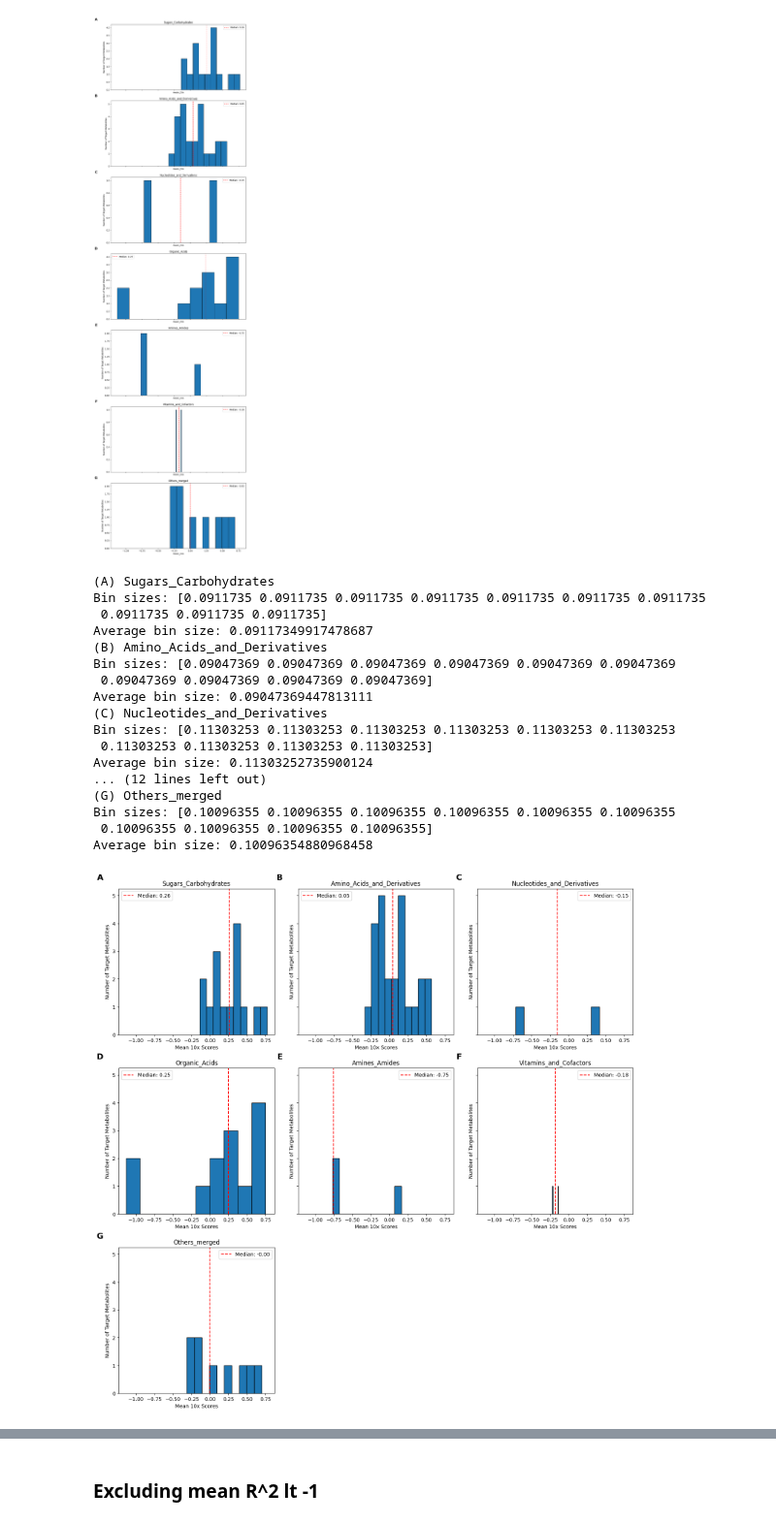
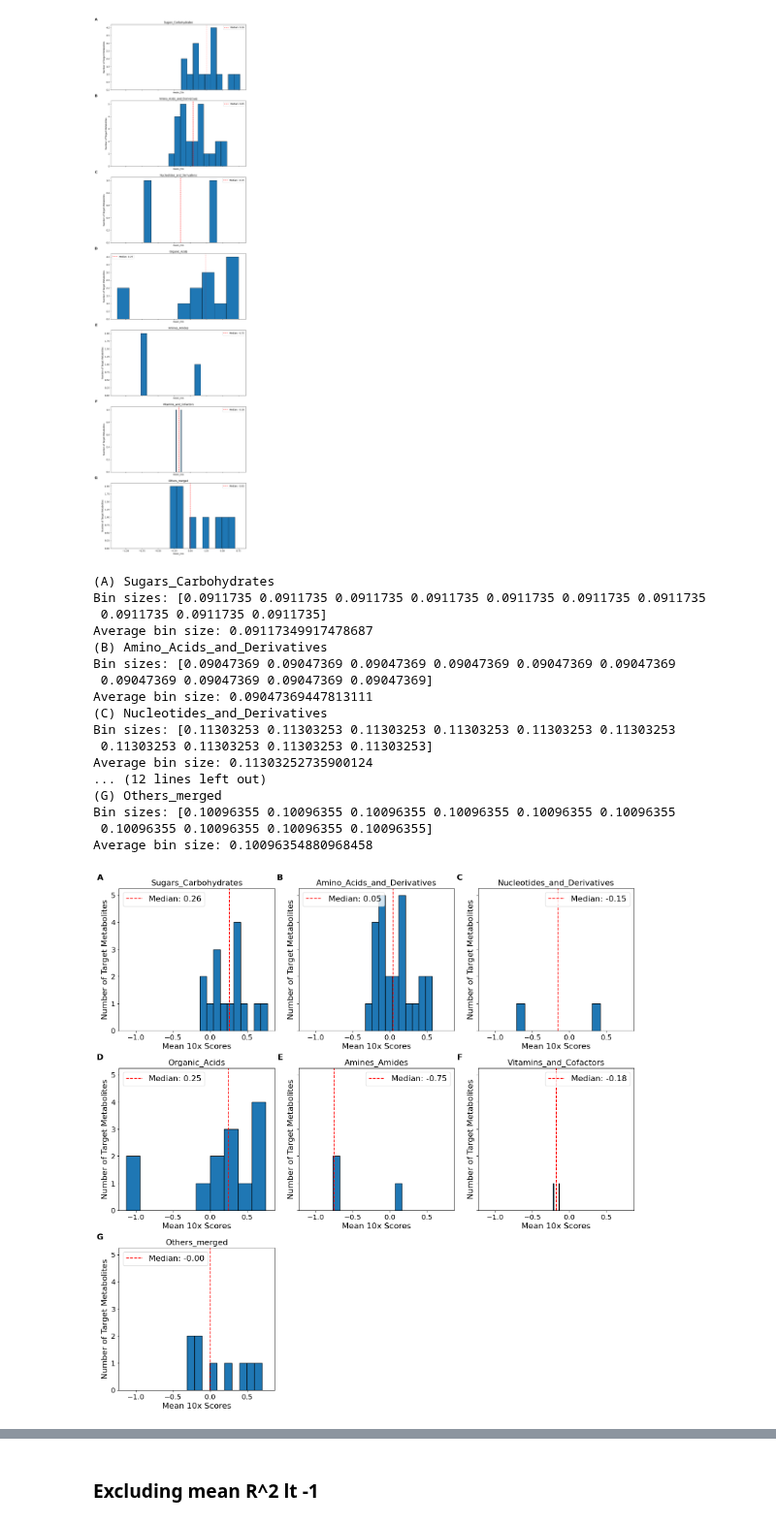
Before and after one commit to Yawkward/x.elegans, a Jupyter notebook: main_figures/performance_per_metabolite_class.ipynb, the cells around one changed output, grey strips where cells are left out. Shown at 97% size. Cells and saved outputs as stored; diff of their text form; code cells hidden in the pictures.

```diff
--- a/main_figures/performance_per_metabolite_class.ipynb
+++ b/main_figures/performance_per_metabolite_class.ipynb
@@ -320,11 +321,8 @@ def plot_subplots(gcms_results_by_group, bin_number='auto', gt_tresh=None, title
 # Example usage:
 # plot_subplots(gcms_results_by_group, gt_tresh=-1)
 
-import matplotlib.pyplot as plt
-import numpy as np
-import math
 
-def plot_grid_subplots(gcms_results_by_group, bin_number='auto', gt_tresh=None, title=True, x_label='mean_10x', y_label='Number of Target Metabolites'):
+def plot_grid_subplots(gcms_results_by_group, bin_number='auto', gt_tresh=None, title=True, x_label='mean_10x', y_label='Number of Target Metabolites', font_size=18, tick_label_size = 14):
     # Determine the grid size
     n_categories = len(gcms_results_by_group)
     grid_size = math.ceil(math.sqrt(n_categories))  # Square root to determine grid size, rounded up
@@ -356,21 +354,24 @@ def plot_grid_subplots(gcms_results_by_group, bin_number='auto', gt_tresh=None,
             ax.hist(mean_10x_values, bins=bin_edges, color='C0', edgecolor='black')
             # Mark the median with a red dashed line
             ax.axvline(median_value, color='red', linestyle='--', label=f'Median: {median_value:.2f}')
-            ax.text(-0.1, 1.1, desc, transform=ax.transAxes, fontsize=16, fontweight='bold', va='top', ha='right')
+            ax.text(-0.1, 1.1, desc, transform=ax.transAxes, fontsize=font_size, fontweight='bold', va='top', ha='right')
 
         else:
             ax.text(0.5, 0.5, 'No data above threshold', horizontalalignment='center', verticalalignment='center', transform=ax.transAxes)
-            ax.text(-0.1, 1.1, desc, transform=ax.transAxes, fontsize=16, fontweight='bold', va='top', ha='right')
+            ax.text(-0.1, 1.1, desc, transform=ax.transAxes, fontsize=font_size, fontweight='bold', va='top', ha='right')
 
         # add numbers to every x-axis
+        # addjust tick label sizes
+        ax.tick_params(axis='x', labelsize=tick_label_size)
+        ax.tick_params(axis='y', labelsize=tick_label_size)
         ax.xaxis.set_tick_params(labelbottom=True)
 
         # Set the title and labels
         if title:
-            ax.set_title(f'{cat}')
-        ax.set_xlabel('Mean 10x Scores')
-        ax.set_ylabel('Number of Target Metabolites')
-        ax.legend()
+            ax.set_title(f'{cat}',fontsize=font_size)
+        ax.set_xlabel('Mean 10x Scores', fontsize=font_size)
+        ax.set_ylabel('Number of Target Metabolites', fontsize=font_size)
+        ax.legend(fontsize=font_size)
 
     # Hide unused subplots if any
     for i in range(n_categories, grid_size**2):
@@ -403,26 +404,26 @@ Bin sizes: [0.10096355 0.10096355 0.10096355 0.10096355 0.10096355 0.10096355
 Average bin size: 0.10096354880968458
 [figure]
 # %%
-plot_grid_subplots(gcms_results_by_group, bin_number=10)
+plot_grid_subplots(gcms_results_by_group, bin_number=10, font_size=16)
 # %% [output]
 (A) Sugars_Carbohydrates
 Bin sizes: [0.0911735 0.0911735 0.0911735 0.0911735 0.0911735 0.0911735 0.0911735
  0.0911735 0.0911735 0.0911735]
 Average bin size: 0.09117349917478687
 (B) Amino_Acids_and_Derivatives
 Bin sizes: [0.09047369 0.09047369 0.09047369 0.09047369 0.09047369 0.09047369
  0.09047369 0.09047369 0.09047369 0.09047369]
 Average bin size: 0.09047369447813111
 (C) Nucleotides_and_Derivatives
 Bin sizes: [0.11303253 0.11303253 0.11303253 0.11303253 0.11303253 0.11303253
  0.11303253 0.11303253 0.11303253 0.11303253]
 Average bin size: 0.11303252735900124
 ... (12 lines left out)
 (G) Others_merged
 Bin sizes: [0.10096355 0.10096355 0.10096355 0.10096355 0.10096355 0.10096355
  0.10096355 0.10096355 0.10096355 0.10096355]
 Average bin size: 0.10096354880968458
-[figure, old version]
+[figure, new version]
 # %%
 plot_subplots(lcms_results_by_group, bin_number=10)
 # %% [output]
```
Also changed, not shown: parts of 4 cells of this notebook, 4 other files.
